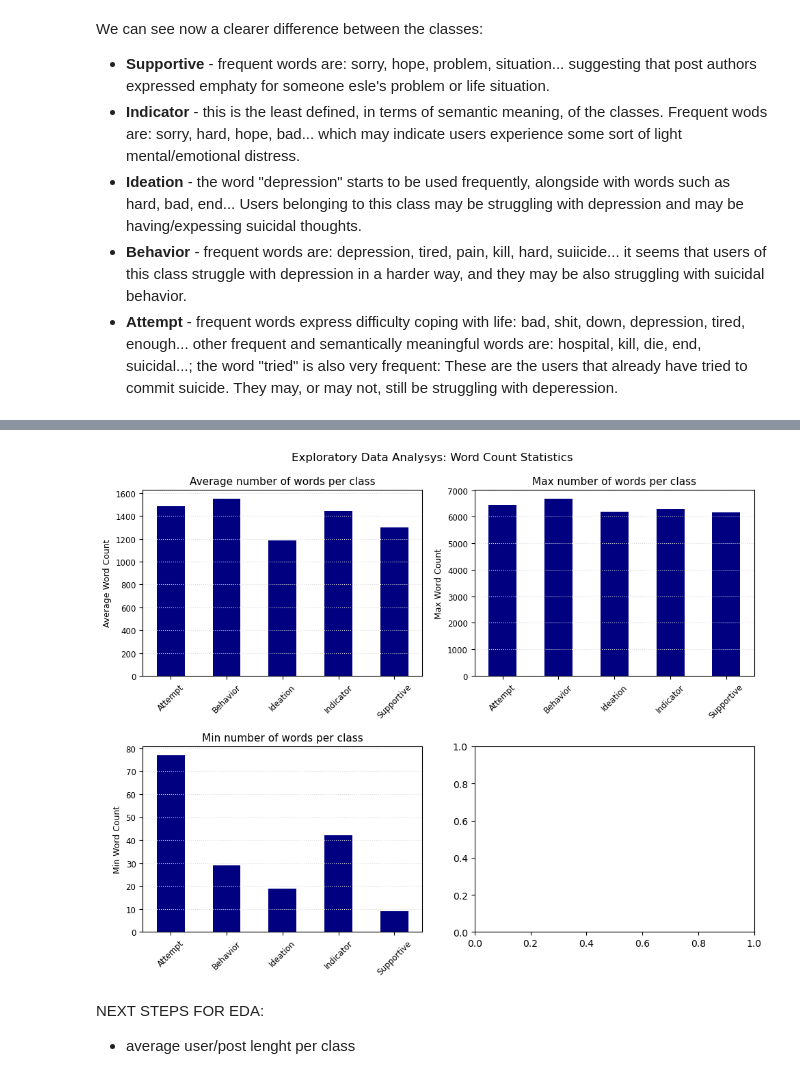
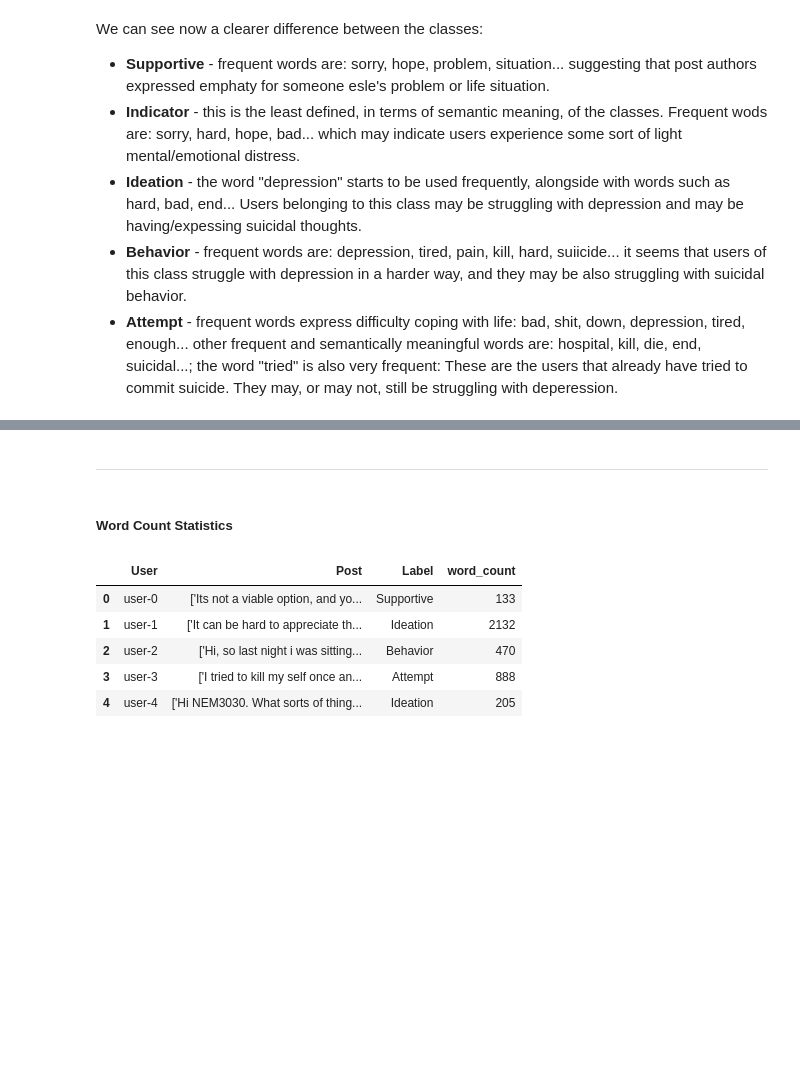
Before and after one commit to SebastianoDenegri/Targeted_Suicide_Intervention, a Jupyter notebook: Reddit_Users_Classification.ipynb, the cells around one changed output, grey strips where cells are left out. Cells and saved outputs as stored; diff of their text form; code cells hidden in the pictures; blank space fills up the shorter version.

```diff
--- a/Reddit_Users_Classification.ipynb
+++ b/Reddit_Users_Classification.ipynb
@@ -421,39 +403,14 @@ word_ds
-# %%
-fig = plt.figure(figsize=(10,8))
-ax1 = fig.add_subplot(2,2,1)
-ax2 = fig.add_subplot(2,2,2)
-ax3 = fig.add_subplot(2,2,3)
-freq_wc = fig.add_subplot(2,2,4)
-
-word_ds.plot(x='Label', y='wc_mean', kind='bar', color='navy', rot=45, legend=False, ax=ax1)
-ax1.set_title('Average number of words per class', fontsize=11)
-ax1.set_xlabel("", fontsize=0.1)
-ax1.set_ylabel('Average Word Count', fontsize=9)
-ax1.set_xticklabels(word_ds.Label, fontsize=8.5)
-ax1.set_yticklabels(range(0,1601,200), fontsize=8.5)
-ax1.grid(True, axis='y', color='gainsboro', ls= ':', linewidth=0.8)
-
-word_ds.plot(x='Label', y='wc_max', kind='bar', color='navy', rot=45, legend=False, ax=ax2)
-ax2.set_title('Max number of words per class', fontsize=11)
-ax2.set_xlabel("", fontsize=0.1)
-ax2.set_ylabel('Max Word Count', fontsize=9)
-ax2.set_xticklabels(word_ds.Label, fontsize=8.5)
-ax2.set_yticklabels(range(0,7001,1000), fontsize=8.5)
-ax2.grid(True, axis='y', color='gainsboro', ls= ':', linewidth=0.8)
-
-word_ds.plot(x='Label', y='wc_min', kind='bar', color='navy', rot=45, legend=False, ax=ax3)
-ax3.set_title('Min number of words per class', fontsize=11)
-ax3.set_xlabel("", fontsize=0.1)
-ax3.set_ylabel('Min Word Count', fontsize=9)
-ax3.set_xticklabels(word_ds.Label, fontsize=8.5)
-ax3.set_yticklabels(range(0,81,10), fontsize=8.5)
-ax3.grid(True, axis='y', color='gainsboro', ls= ':', linewidth=0.8)
-
-fig.suptitle('Exploratory Data Analysys: Word Count Statistics', fontsize=12)
-plt.tight_layout(pad=1.3)
-plt.show()
-# %% [output]
-[figure, removed]
-# %% [markdown]
-NEXT STEPS FOR EDA:
-- average user/post lenght per class
+# %% [markdown]
+---
+# %% [markdown]
+##### Word Count Statistics
+# %%
+data['word_count'] = data['Post'].str.split().apply(lambda x: len(x))
+data.head()
+# %% [output]
+|  | User | Post | Label | word_count |
+| 0 | user-0 | ['Its not a viable option, and yo... | Supportive | 133 |
+| 1 | user-1 | ['It can be hard to appreciate th... | Ideation | 2132 |
+| 2 | user-2 | ['Hi, so last night i was sitting... | Behavior | 470 |
+| 3 | user-3 | ['I tried to kill my self once an... | Attempt | 888 |
+| 4 | user-4 | ['Hi NEM3030. What sorts of thing... | Ideation | 205 |
```
Also changed, not shown: parts of 22 cells of this notebook.
